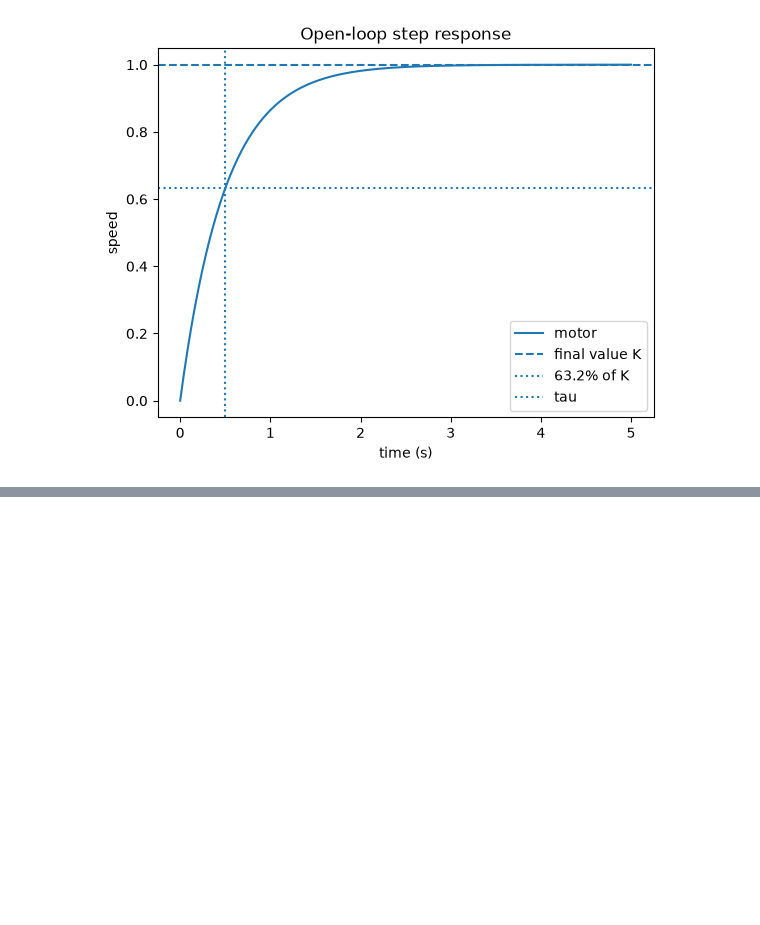
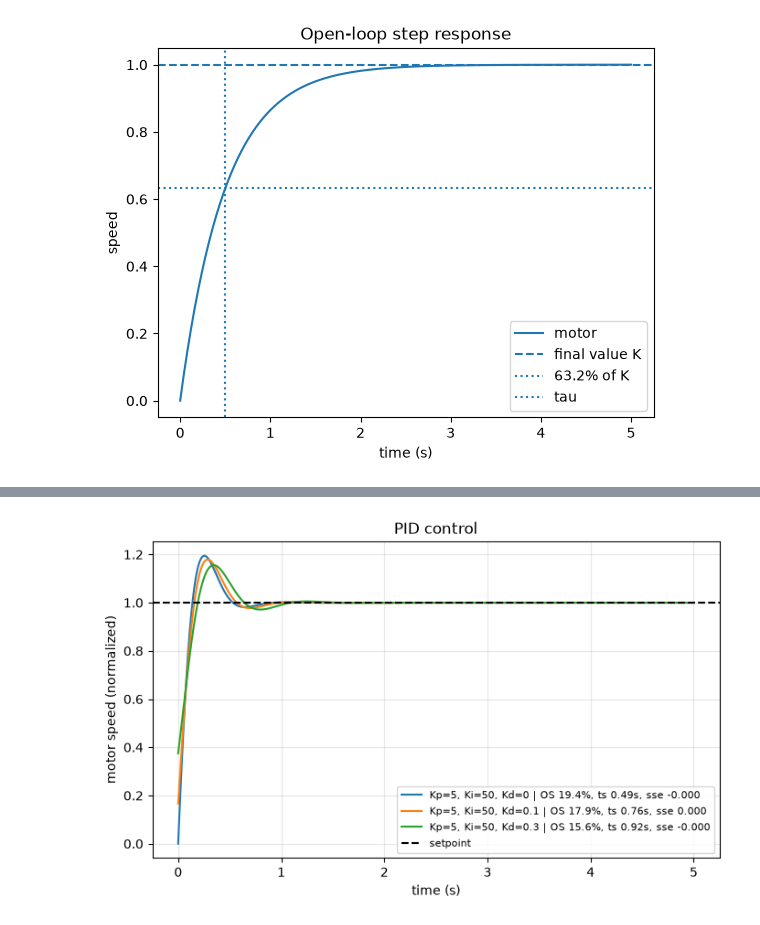
Before and after one commit to MilonClasher/DC-Motor-PID-Simulation, a Jupyter notebook: notebooks/01_ideal_model_pid.ipynb, the cells around one changed output, grey strips where cells are left out. Drawn from its saved outputs; the diff is of its cells as text; code cells hidden in the pictures; blank space fills up the shorter version.

```diff
--- a/notebooks/01_ideal_model_pid.ipynb
+++ b/notebooks/01_ideal_model_pid.ipynb
@@ -56,0 +107,4 @@ Writing ../src/metrics.py
+# %%
+plot_cases([(5, 50, 0), (5, 50, 0.1), (5, 50, 0.3)], "PID control", "pid.png")
+# %% [output]
+[figure, added]
```
Also changed, not shown: parts of 7 cells of this notebook, 4 other files.
